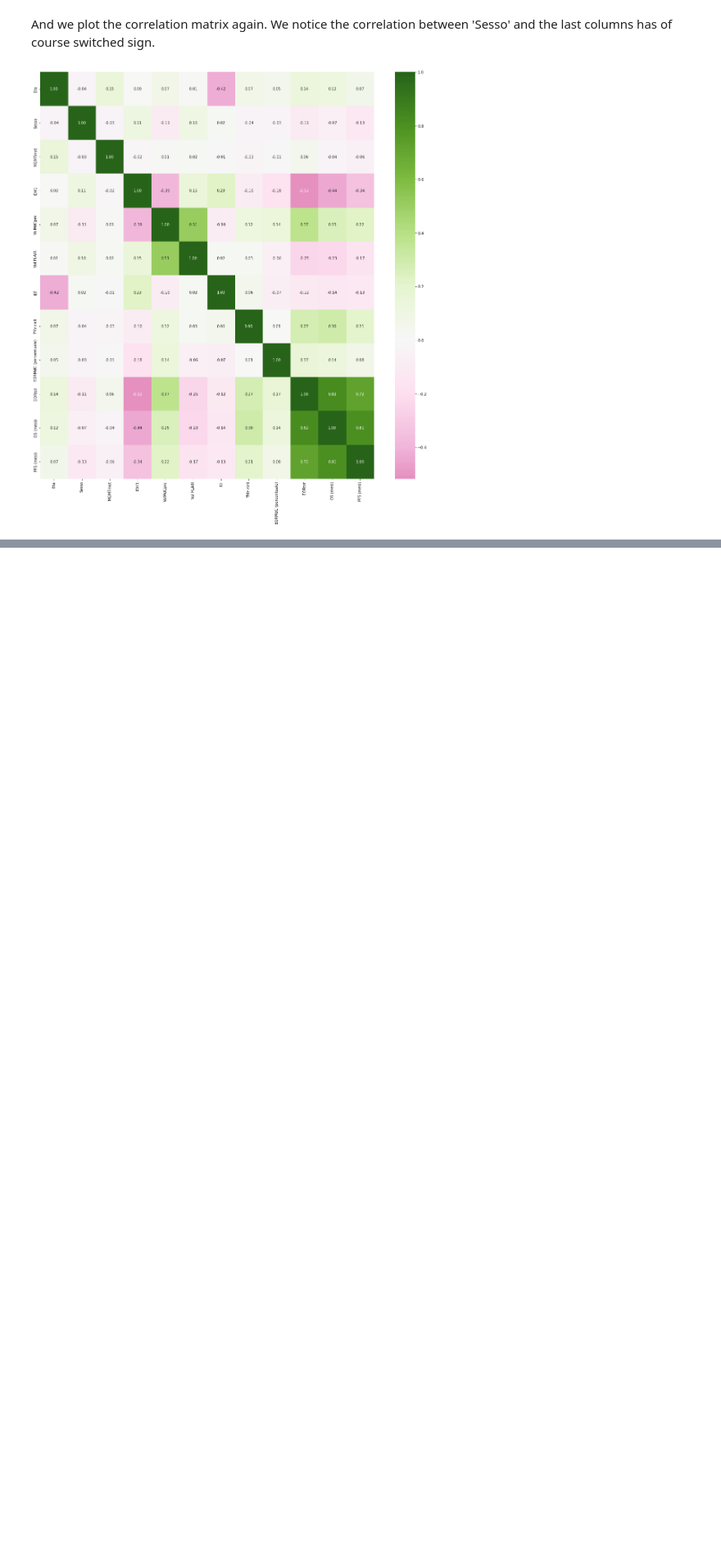
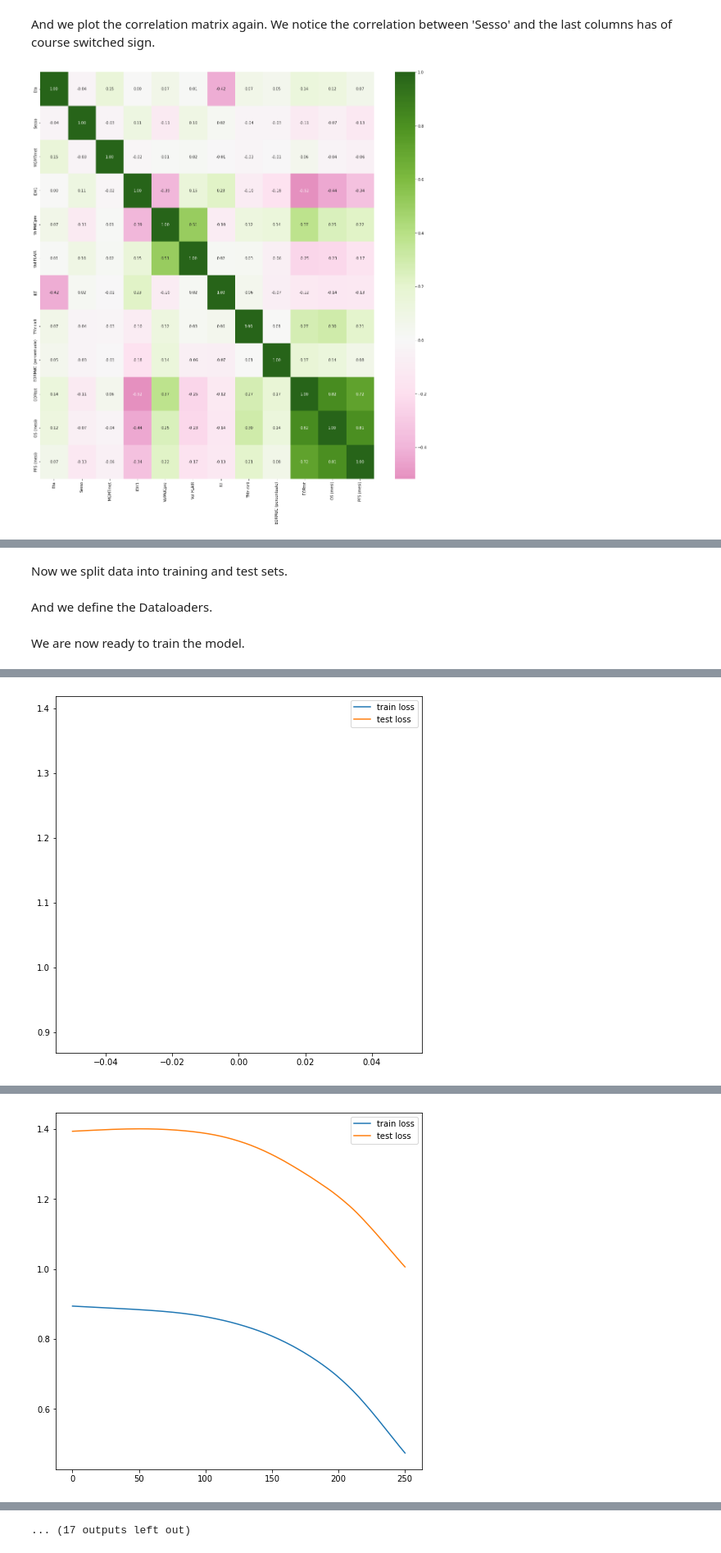
Before and after one commit to gullo97/medicine2, a Jupyter notebook: data_preprocess.ipynb, the cells around one changed output, grey strips where cells are left out. Shown: that part at 82% size. Saved outputs shown, nothing was run; the diff lists cells and outputs as text; code cells hidden in the pictures; blank space fills up the shorter version.

```diff
--- a/data_preprocess.ipynb
+++ b/data_preprocess.ipynb
@@ -90,0 +177,35 @@ plt.show()
+# %%
+class CustomDataset(torch.utils.data.Dataset):
+    def __init__(self, data):
+        self.data = data
+
+    def __len__(self):
+        return len(self.data)
+
+    def __getitem__(self, idx):
+        return torch.Tensor([self.data.iloc[idx, :-2]]), torch.Tensor([self.data.iloc[idx, -1]])
+    def train_test_split(self, test_size=0.2):
+        train_data = self.data.sample(frac=1-test_size, random_state=0)
+        test_data = self.data.drop(train_data.index)
+        return train_data, test_data
+# %% [markdown]
+Now we split data into training and test sets.
+# %%
+# torch.Tensor([data.iloc[1, :-1].values]).to('cuda:0')
+dataset = CustomDataset(data)
+train_data, test_data = dataset.train_test_split()
+train_dataset = CustomDataset(train_data)
+test_dataset = CustomDataset(test_data)
+# %% [markdown]
+And we define the Dataloaders.
+# %%
+# import dataloader
+from torch.utils.data import DataLoader
+train_loader = DataLoader(train_dataset, batch_size=150, shuffle=False)
+test_loader = DataLoader(test_dataset, batch_size=150, shuffle=False)
+# %% [markdown]
+We are now ready to train the model.
+# %%
+model = Net()
+model.train_model(train_loader, test_loader, epochs=3500, lr=0.0001, PLOT_INTERVAL=250)
+# %% [output]
@@ -90,0 +214 @@ plt.show()
+[figure, added]
@@ -90,0 +217 @@ plt.show()
+[figure, added]
@@ -90,0 +230 @@ plt.show()
+... (17 outputs left out)
```
Also changed, not shown: parts of 6 cells of this notebook.
